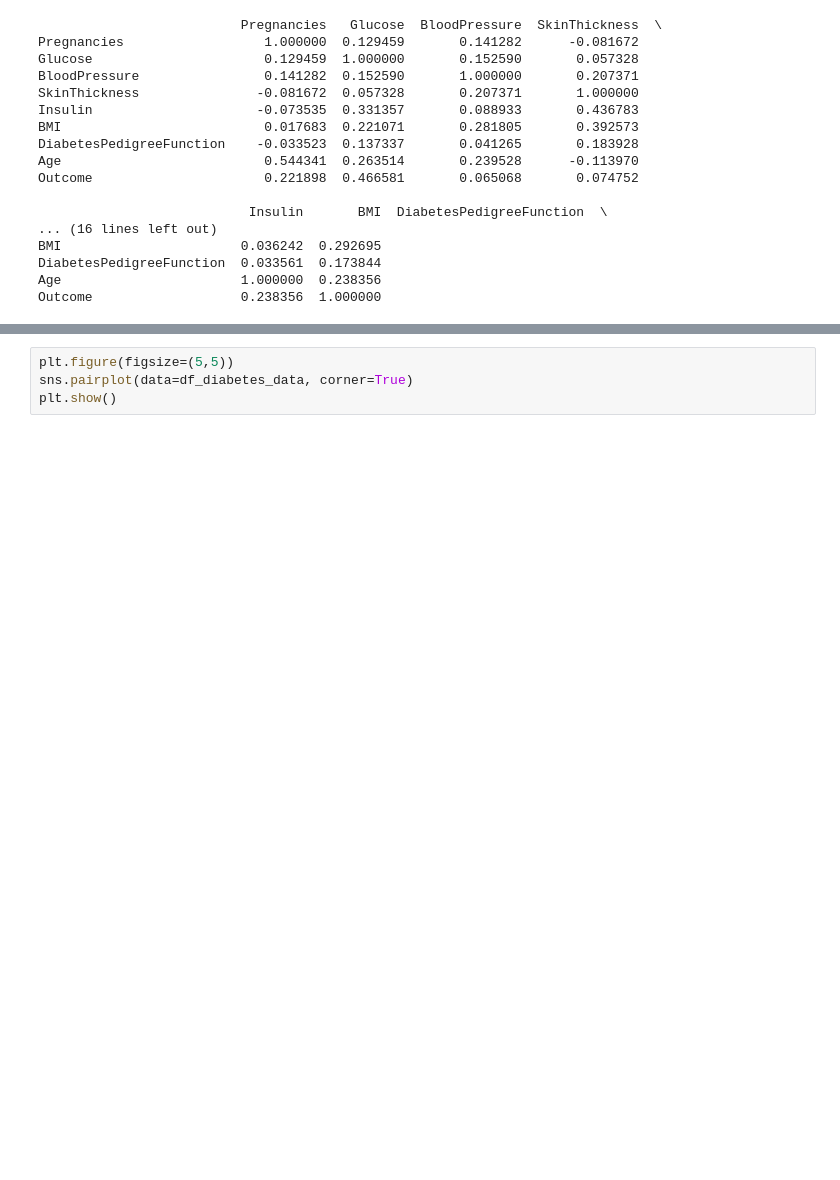
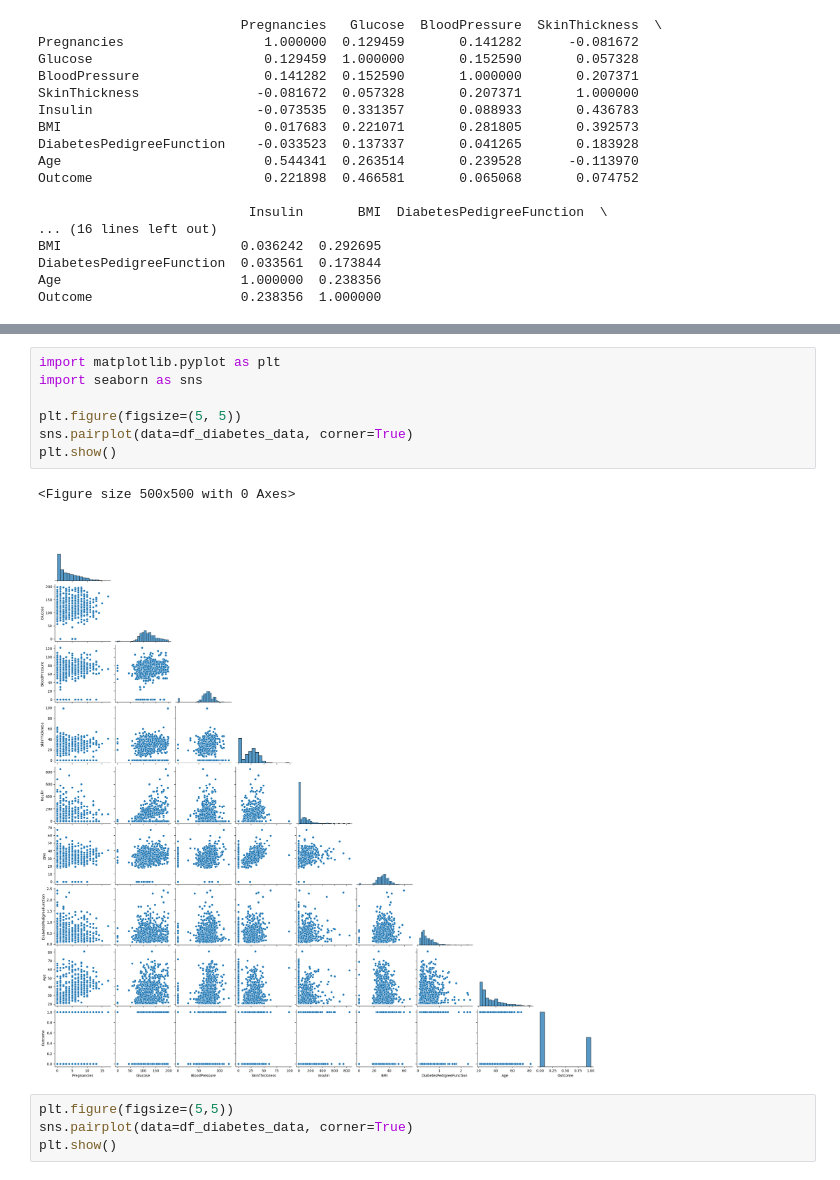
Before and after one commit to Nareshjoshi-hub/Predicting-Employee-Turnover, a Jupyter notebook: Diabetes Prediction System .ipynb, the cells around one changed output, grey strips where cells are left out. Saved outputs shown, nothing was run; the diff lists cells and outputs as text; blank space fills up the shorter version.

```diff
--- a/Diabetes Prediction System .ipynb
+++ b/Diabetes Prediction System .ipynb
@@ -211,3 +211,13 @@ plt.show()
+# %%
+import matplotlib.pyplot as plt
+import seaborn as sns
+
+plt.figure(figsize=(5, 5))
+sns.pairplot(data=df_diabetes_data, corner=True)
+plt.show()
+# %% [output]
+<Figure size 500x500 with 0 Axes>
+[figure, added]
 # %%
 plt.figure(figsize=(5,5))
 sns.pairplot(data=df_diabetes_data, corner=True)
```
Also changed, not shown: parts of 7 cells of this notebook.
